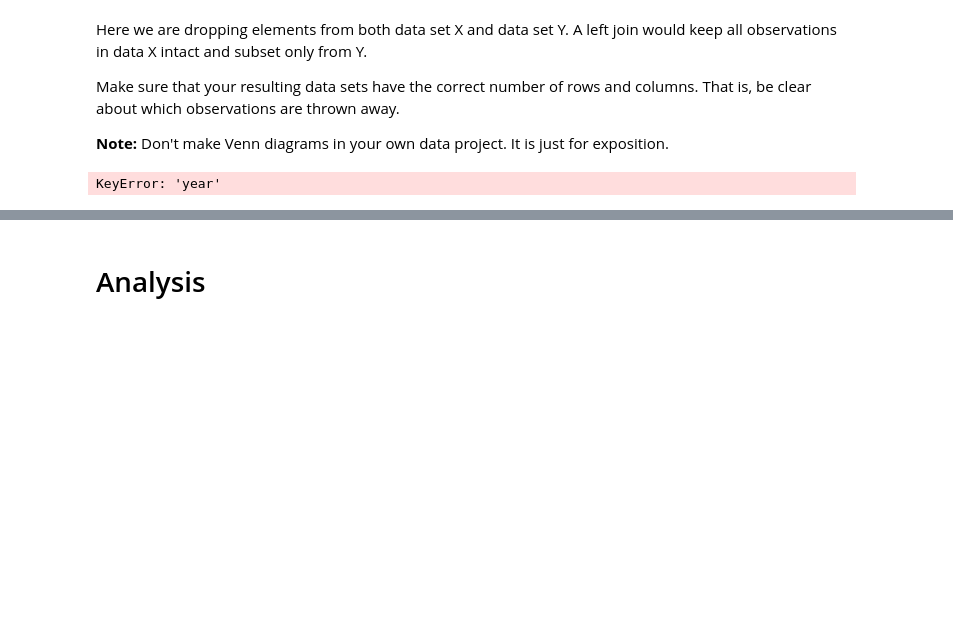
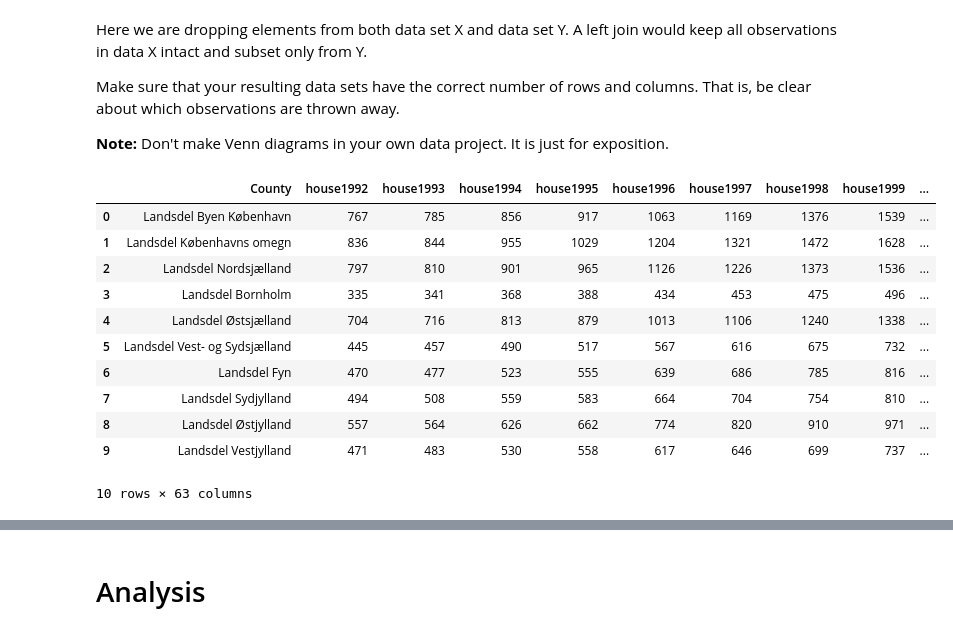
Before and after one commit to NumEconCopenhagen/projects-2023-jps, a Jupyter notebook: dataproject/dataproject.ipynb, the cells around one changed output, grey strips where cells are left out. Cells and saved outputs as stored; diff of their text form; code cells hidden in the pictures; blank space fills up the shorter version.

Commit message:
merge

```diff
--- a/dataproject/dataproject.ipynb
+++ b/dataproject/dataproject.ipynb
@@ -412,6 +410,18 @@ Make sure that your resulting data sets have the correct number of rows and colu
 
 **Note:** Don't make Venn diagrams in your own data project. It is just for exposition.
 # %%
-outer = pd.merge(ap,house,on=['County', 'year'], how='outer')
+join = pd.merge(house, ap, on='County', how='left')
+join.head(10)
 # %% [output]
+|  | County | house1992 | house1993 | house1994 | house1995 | house1996 | house1997 | house1998 | house1999 | ... |
+| 0 | Landsdel Byen København | 767 | 785 | 856 | 917 | 1063 | 1169 | 1376 | 1539 | ... |
+| 1 | Landsdel Københavns omegn | 836 | 844 | 955 | 1029 | 1204 | 1321 | 1472 | 1628 | ... |
+| 2 | Landsdel Nordsjælland | 797 | 810 | 901 | 965 | 1126 | 1226 | 1373 | 1536 | ... |
+| 3 | Landsdel Bornholm | 335 | 341 | 368 | 388 | 434 | 453 | 475 | 496 | ... |
+| 4 | Landsdel Østsjælland | 704 | 716 | 813 | 879 | 1013 | 1106 | 1240 | 1338 | ... |
+| 5 | Landsdel Vest- og Sydsjælland | 445 | 457 | 490 | 517 | 567 | 616 | 675 | 732 | ... |
+| 6 | Landsdel Fyn | 470 | 477 | 523 | 555 | 639 | 686 | 785 | 816 | ... |
+| 7 | Landsdel Sydjylland | 494 | 508 | 559 | 583 | 664 | 704 | 754 | 810 | ... |
+| 8 | Landsdel Østjylland | 557 | 564 | 626 | 662 | 774 | 820 | 910 | 971 | ... |
+| 9 | Landsdel Vestjylland | 471 | 483 | 530 | 558 | 617 | 646 | 699 | 737 | ... |
-KeyError: 'year'
+10 rows × 63 columns
```
Also changed, not shown: parts of 2 cells of this notebook.
